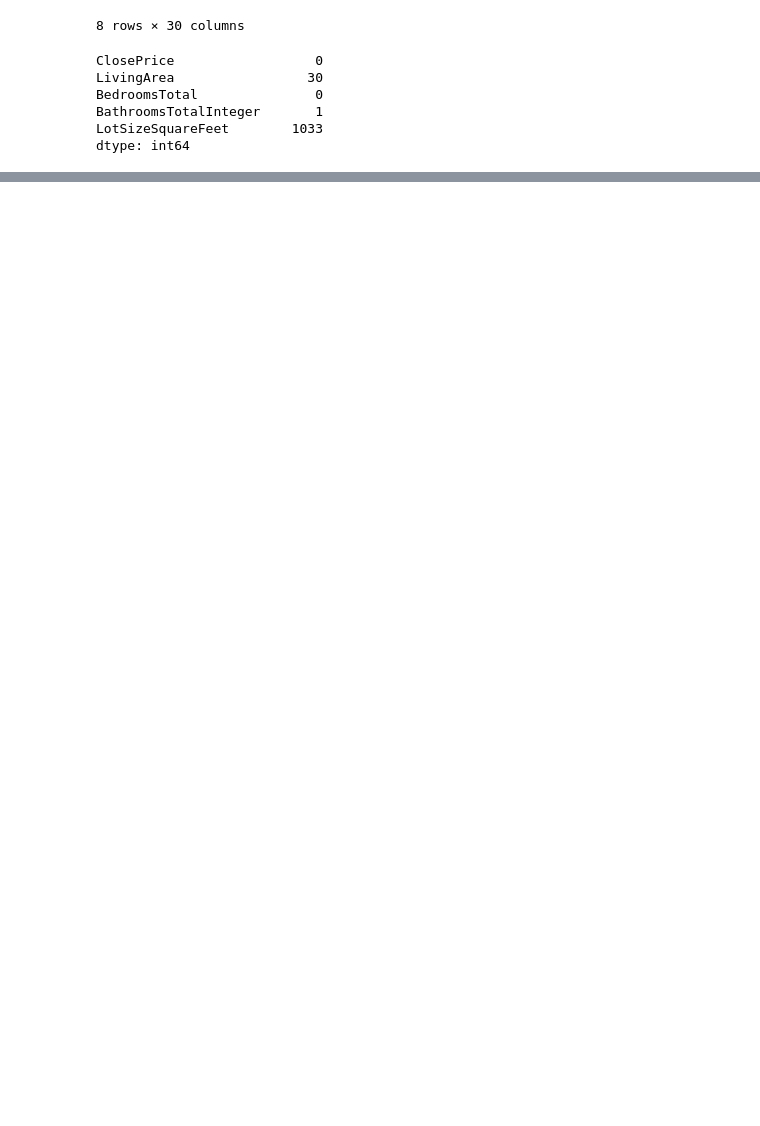
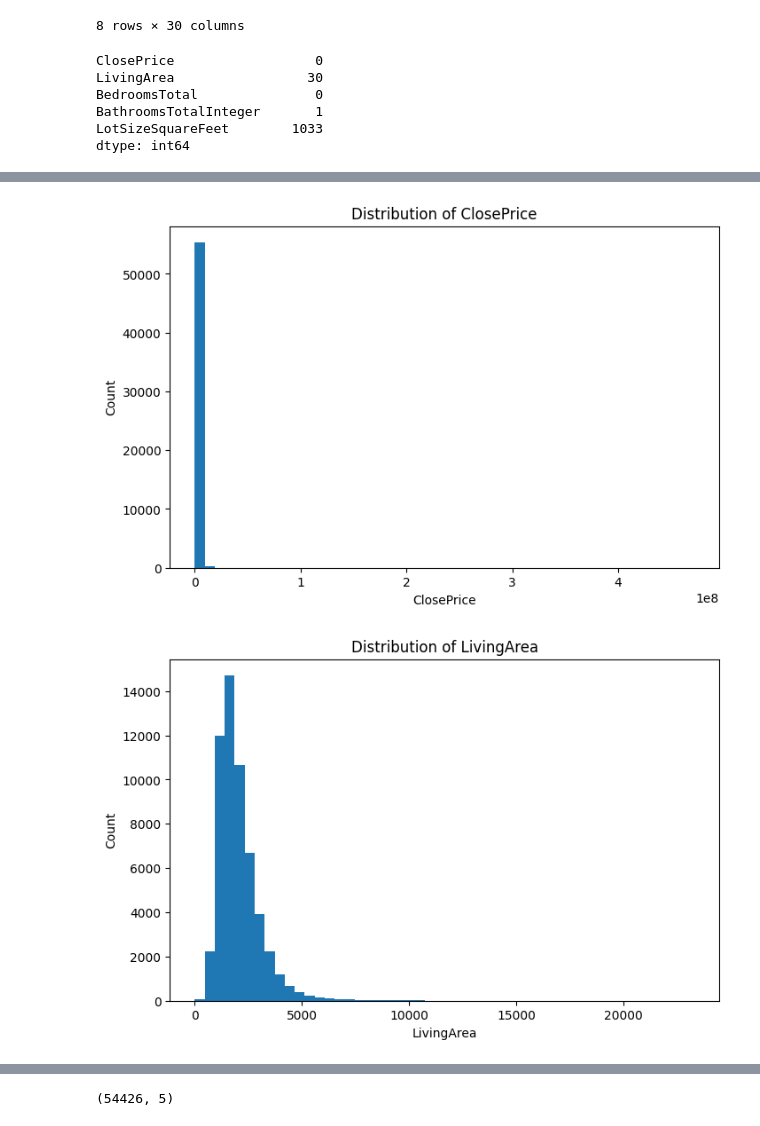
Before and after one commit to yunaxin/IDXExchange_DataScience, a Jupyter notebook: 01_exploration.ipynb, the cells around one changed output, grey strips where cells are left out. Cells and saved outputs as stored; diff of their text form; code cells hidden in the pictures; blank space fills up the shorter version.

```diff
--- a/01_exploration.ipynb
+++ b/01_exploration.ipynb
@@ -89,3 +89,15 @@ BedroomsTotal               0
 BathroomsTotalInteger       1
 LotSizeSquareFeet        1033
 dtype: int64
+# %%
+# Columns required for EDA
+eda_cols = [
+    "ClosePrice",
+    "LivingArea",
+    "BedroomsTotal",
+    "BathroomsTotalInteger",
+    "LotSizeSquareFeet"
+]
+
+eda_df = df[eda_cols].copy()
+eda_df.head()
@@ -91,0 +139,12 @@ dtype: int64
+# %%
+# Basic histograms
+for col in eda_cols:
+    plt.figure(figsize=(8, 5))
+    plt.hist(eda_df[col].dropna(), bins=50)
+    plt.title(f"Distribution of {col}")
+    plt.xlabel(col)
+    plt.ylabel("Count")
+    plt.show()
+# %% [output]
+[figure, added]
+[figure, added]
@@ -91,0 +154,13 @@ dtype: int64
+# %%
+# Remove obvious invalid values for clearer plots
+eda_clean = eda_df[
+    (eda_df["ClosePrice"] > 0) &
+    (eda_df["LivingArea"] > 0) &
+    (eda_df["BedroomsTotal"] > 0) &
+    (eda_df["BathroomsTotalInteger"] > 0) &
+    (eda_df["LotSizeSquareFeet"] > 0)
+].copy()
+
+print(eda_clean.shape)
+# %% [output]
+(54426, 5)
```
Also changed, not shown: parts of 7 cells of this notebook.
